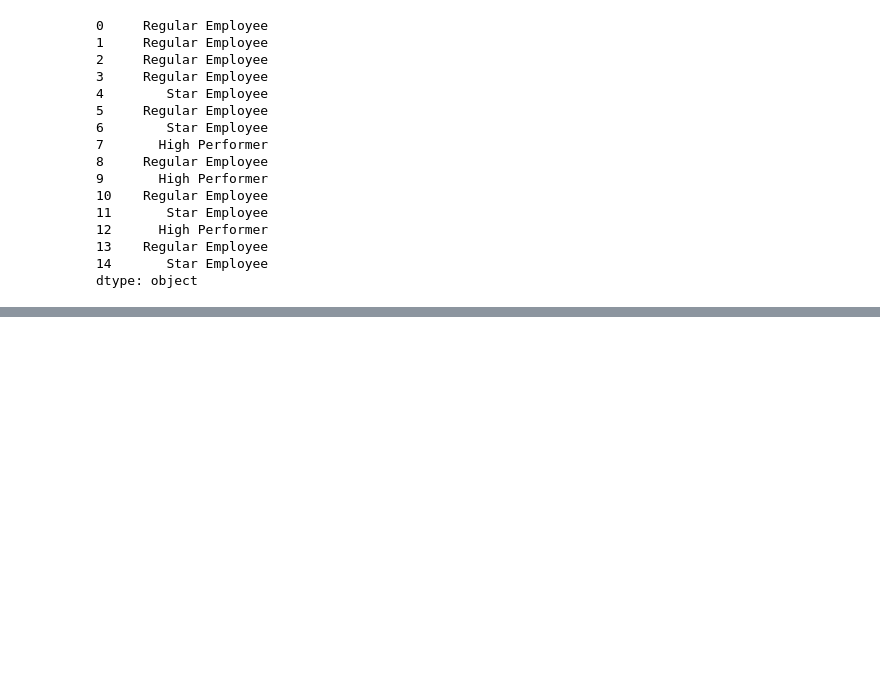
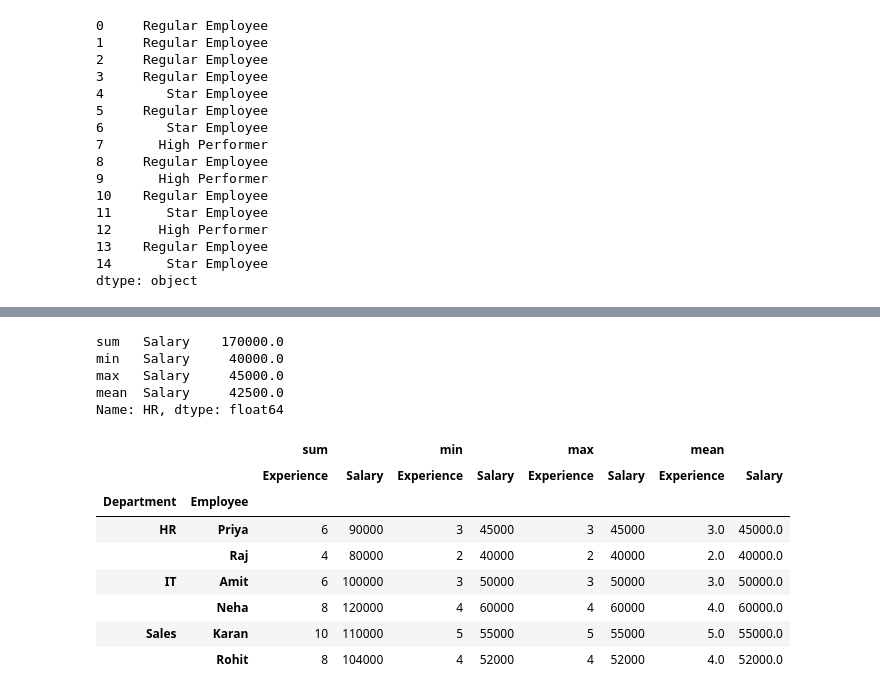
Before and after one commit to Mee-SUJAL/Employee-data-analysis, a Jupyter notebook: Employee_insights_citywise.ipynb, the cells around one changed output, grey strips where cells are left out. Drawn from its saved outputs; the diff is of its cells as text; code cells hidden in the pictures; blank space fills up the shorter version.

Commit message:
PIVOT TOPIC IN PYTHON ADDED

```diff
--- a/Employee_insights_citywise.ipynb
+++ b/Employee_insights_citywise.ipynb
@@ -1424,0 +1523,34 @@ dtype: object
+# %%
+data = {
+    'Department': [
+        'IT', 'IT', 'HR', 'HR',
+        'Sales', 'Sales', 'IT', 'HR',
+        'Sales', 'IT', 'HR', 'Sales'
+    ],
+
+    'Employee': [
+        'Amit', 'Neha', 'Raj', 'Priya',
+        'Karan', 'Rohit', 'Amit', 'Raj',
+        'Karan', 'Neha', 'Priya', 'Rohit'
+    ],
+
+    'Gender': [
+        'Male', 'Female', 'Male', 'Female',
+        'Male', 'Male', 'Male', 'Male',
+        'Male', 'Female', 'Female', 'Male'
+    ],
+
+    'Salary': [
+        50000, 60000, 40000, 45000,
+        55000, 52000, 50000, 40000,
+        55000, 60000, 45000, 52000
+    ],
+
+    'Experience': [
+        3, 4, 2, 3, 5, 4,
+        3, 2, 5, 4, 3, 4
+    ]
+}
+
+df = pd.DataFrame(data)
+df
@@ -1424,0 +1634,20 @@ dtype: object
+# %%
+data.loc['HR']
+# %% [output]
+sum   Salary    170000.0
+min   Salary     40000.0
+max   Salary     45000.0
+mean  Salary     42500.0
+Name: HR, dtype: float64
+# %%
+pd.pivot_table(df,index=['Department','Employee'],values=['Salary','Experience'],aggfunc=['sum','min','max','mean'],fill_value=0)
+# %% [output]
+|  |  | sum |  | min |  | max |  | mean |  |
+|  |  | Experience | Salary | Experience | Salary | Experience | Salary | Experience | Salary |
+| Department | Employee |  |  |  |  |  |  |  |  |
+| HR | Priya | 6 | 90000 | 3 | 45000 | 3 | 45000 | 3.0 | 45000.0 |
+|  | Raj | 4 | 80000 | 2 | 40000 | 2 | 40000 | 2.0 | 40000.0 |
+| IT | Amit | 6 | 100000 | 3 | 50000 | 3 | 50000 | 3.0 | 50000.0 |
+|  | Neha | 8 | 120000 | 4 | 60000 | 4 | 60000 | 4.0 | 60000.0 |
+| Sales | Karan | 10 | 110000 | 5 | 55000 | 5 | 55000 | 5.0 | 55000.0 |
+|  | Rohit | 8 | 104000 | 4 | 52000 | 4 | 52000 | 4.0 | 52000.0 |
```
Also changed, not shown: parts of 23 cells of this notebook.
